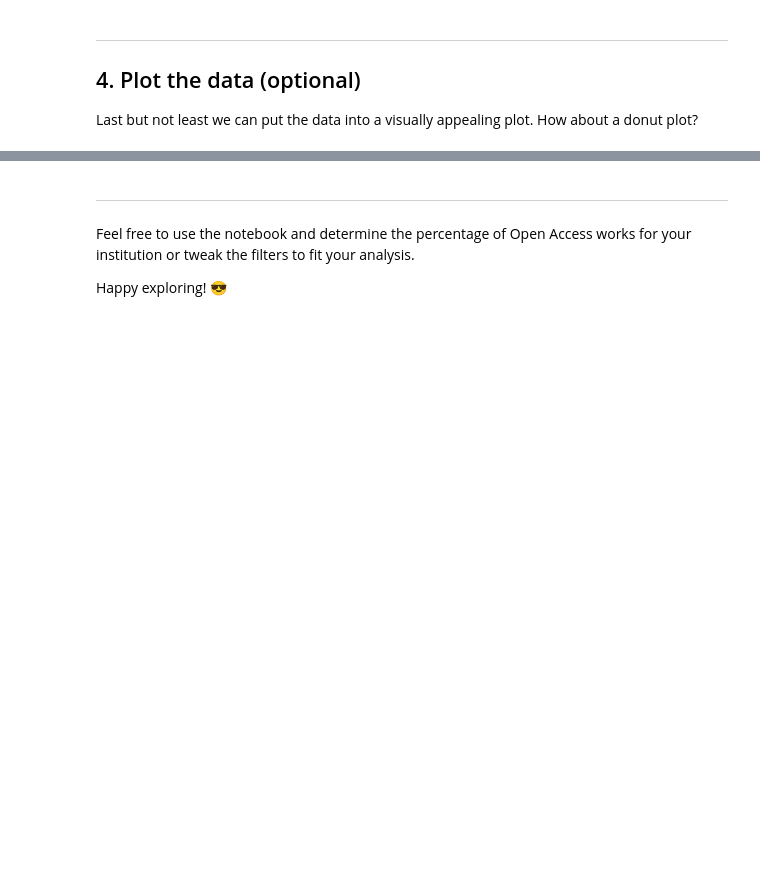
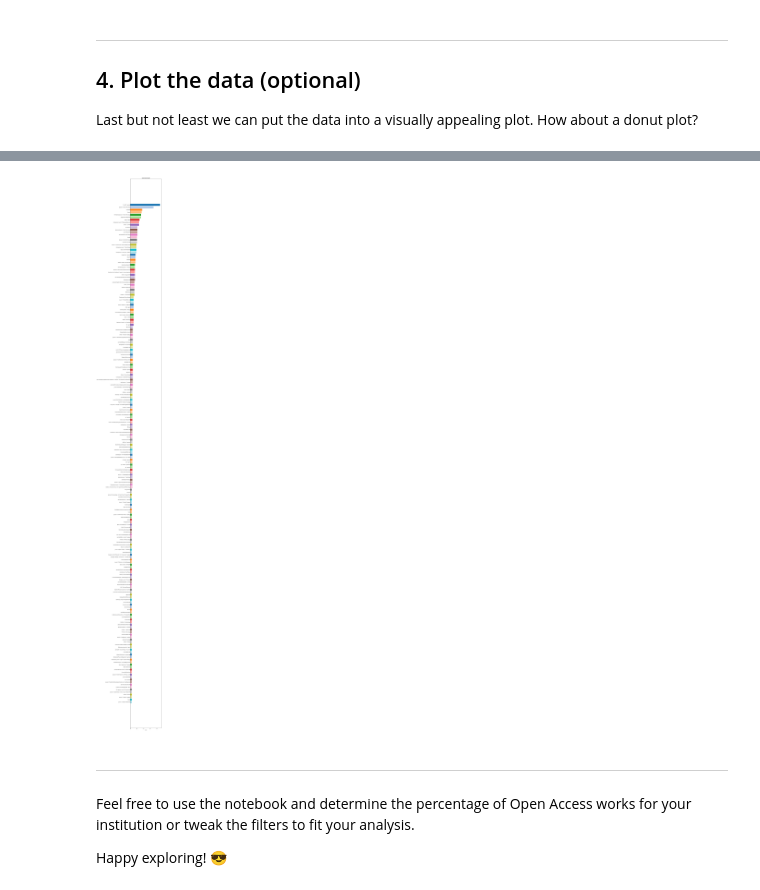
Before and after one commit to ashikita/openalex-api-notebook, a Jupyter notebook: oa-percentage-02r2.ipynb, the cells around one changed output, grey strips where cells are left out. Saved outputs shown, nothing was run; the diff lists cells and outputs as text; code cells hidden in the pictures; blank space fills up the shorter version.

```diff
--- a/oa-percentage-02r2.ipynb
+++ b/oa-percentage-02r2.ipynb
@@ -198,67 +237,26 @@ Last but not least we can put the data into a visually appealing plot. How about
 # %%
 import matplotlib.pyplot as plt
 
-# 円グラフに表示する見出し（分野等）
-field_name = ""
+# ジャーナル名と出版数を抽出し、出版数で降順にソート
+sorted_groups = sorted(work_groups, key=lambda x: x['count'], reverse=True)
+labels = [group['key_display_name'] for group in sorted_groups]
+counts = [group['count'] for group in sorted_groups]
 
-# OAステータスの表示順と色（固定値）
-fixed_order = ["closed", "gold", "hybrid", "bronze", "green", "diamond"]
-fixed_colors = {
-    "closed": "#f84f31",
-    "gold": "#f4c542",
-    "bronze": "#cd7f32",
-    "hybrid": "#6a5acd",
-    "green": "#23c552",
-    "diamond": "#00ced1"
-}
+# カラーマップを使って色を割り当て
+cmap = plt.get_cmap("tab20")
+colors = [cmap(i % 20) for i in range(len(labels))]
 
-# ラベル、値、色を構築
-labels = []
-counts = []
-colors = {}
+# グラフサイズを調整（ジャーナル数が多い場合）
+plt.figure(figsize=(12, len(labels) * 0.5))
 
-if group_by_param == "group_by=oa_status":
-    labels = fixed_order
-    colors = fixed_colors
-    for label in labels:
-        count = next((group["count"] for group in work_groups if group["key_display_name"] == label), 0)
-        counts.append(count)
-else:
-    labels = [group["key_display_name"] for group in work_groups]
-    counts = [group["count"] for group in work_groups]
-    # 動的に色を割り当て（カラーマップを使用）
-    cmap = plt.get_cmap("tab20")
-    colors = {label: cmap(i) for i, label in enumerate(labels)}
+# 横棒グラフの描画
+plt.barh(labels, counts, color=colors)
+plt.xlabel("出版数")
+plt.title("過去5年間のジャーナル別出版数")
+plt.gca().invert_yaxis()  # 出版数が多いジャーナルを上に表示
+plt.tight_layout()
 
-# 総出版物数
-total_count = sum(counts)
-
-# ドーナツ型円グラフの作成
-def create_donut_plot(labels, counts, total_count, field_name, from_date, to_date):
-    # plt.rcParams["figure.figsize"] = (8, 5.5) #幅, 高さ
-    plt.rcParams["figure.figsize"] = (8, 5.5) #幅, 高さをここで調整
-    explode = [0.01] * len(labels)
-    color_list = [colors[label] for label in labels]
-
-    # 円グラフ
-    plt.pie(counts, labels=labels, colors=color_list,
-            autopct='%1.1f%%', pctdistance=0.85,
-            explode=explode, textprops={'fontsize': 14})
-
-    # 中央の白円
-    centre_circle = plt.Circle((0, 0), 0.70, fc='white')
-    fig = plt.gcf()
-    fig.gca().add_artist(centre_circle)
-
-    # 中央にフィルター情報と総数を表示（コンマ区切り）
-    center_text = f"{field_name}\nn = {total_count:,}"
-    plt.text(0, 0, center_text, ha='center', va='center', fontsize=14)
-
-    # 外側下部に期間情報を表示
-    plt.figtext(0.5, 0.02, f"from {from_date} to {to_date}", ha='center', fontsize=12)
-
-    # 表示
-    plt.show()
-
-# グラフの描画
-create_donut_plot(labels, counts, total_count, field_name, from_date, to_date)
+# 保存
+plt.savefig("journal_publications_bar_chart.png")
+print("横棒グラフを 'journal_publications_bar_chart.png' に保存しました。")
+# %% [output]
@@ -265,3 +264,4 @@ create_donut_plot(labels, counts, total_count, field_name, from_date, to_date)
+[figure, added]
 # %% [markdown]
 ---
 Feel free to use the notebook and determine the percentage of Open Access works for your institution or tweak the filters to fit your analysis.
```
Also changed, not shown: parts of 5 cells of this notebook.
